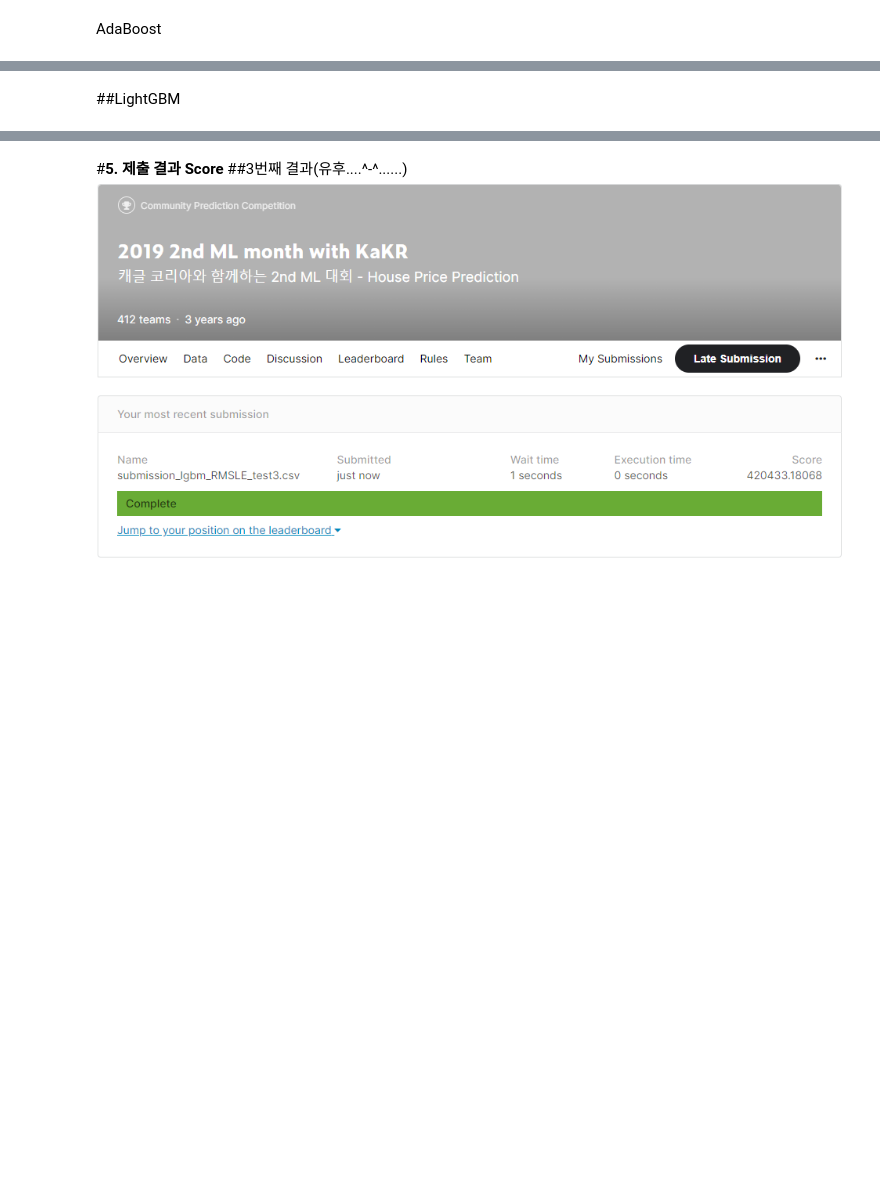
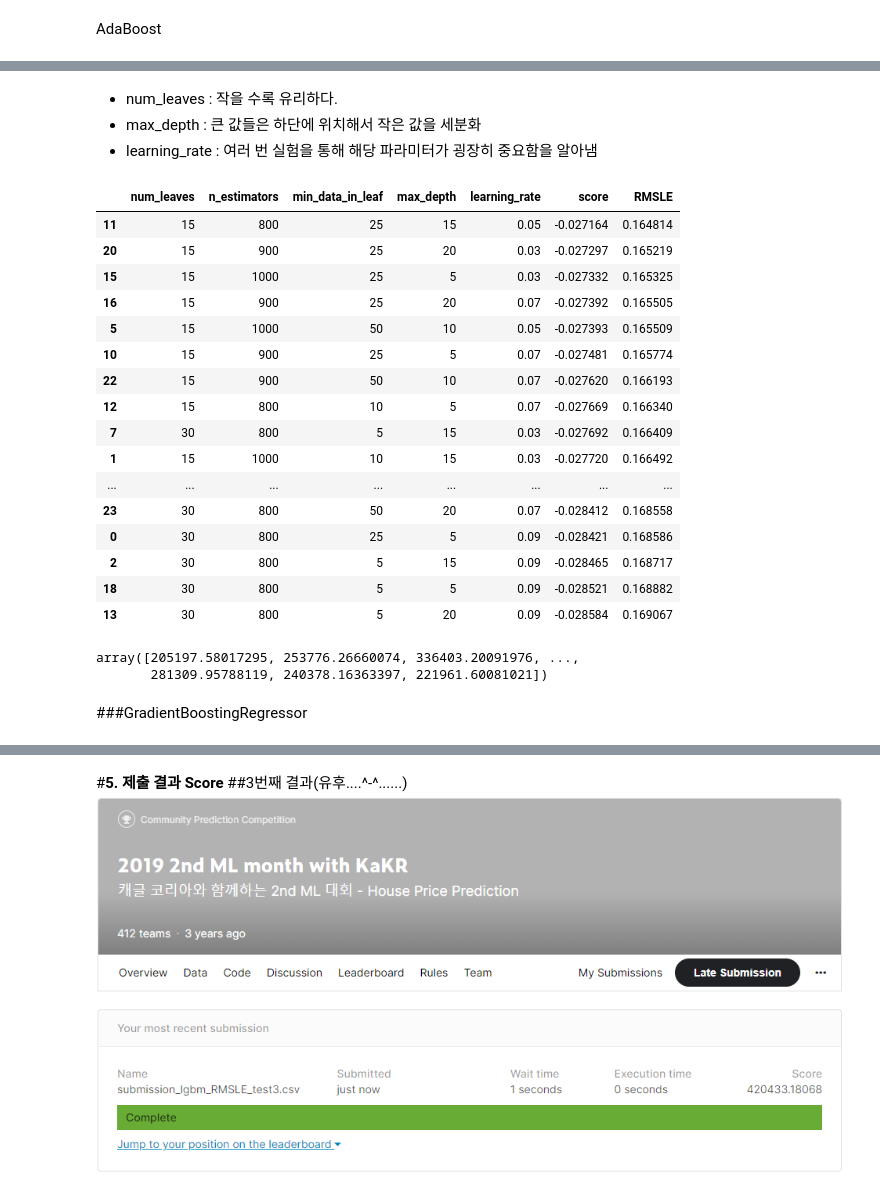
Before and after one commit to LAGABI44/AIFFEL_Study, a Jupyter notebook: Kaggle_House_Price_Prediction.ipynb, the cells around one changed output, grey strips where cells are left out. Saved outputs shown, nothing was run; the diff lists cells and outputs as text; code cells hidden in the pictures; blank space fills up the shorter version.

```diff
--- a/Kaggle_House_Price_Prediction.ipynb
+++ b/Kaggle_House_Price_Prediction.ipynb
@@ -673,0 +703,25 @@ rf_param_grid = {
+# %%
+#RandomizedSearchCV 클래스 import
+from sklearn.model_selection import RandomizedSearchCV
+from scipy.stats import randint
+
+def my_RanSearch(model, train, y, params, verbose=2, n_jobs=5):
+    # GridSearchCV 모델로 초기화
+    Ransearch_model =  RandomizedSearchCV(model, params, random_state=200, cv=2, n_iter=25, scoring='neg_mean_squared_error',n_jobs=n_jobs)
+
+    # 모델 fitting
+    Ransearch_model.fit(train, y)
+
+    # 결과값 저장
+    params = Ransearch_model.cv_results_['params']
+    score = Ransearch_model.cv_results_['mean_test_score']
+
+    # 데이터 프레임 생성
+    results = pd.DataFrame(params)
+    results['score'] = score
+
+    # RMSLE 값 계산 후 정렬
+    results['RMSLE'] = np.sqrt(-1 * results['score'])
+    results = results.sort_values('RMSLE')
+
+    return results
@@ -735,2 +818,48 @@ my_GridSearch(ada, X_train, y_train, ada_param_grid, verbose=2, n_jobs=5)
+# %% [markdown]
+- num_leaves : 작을 수록 유리하다.
+- max_depth : 큰 값들은 하단에 위치해서 작은 값을 세분화
+- learning_rate : 여러 번 실험을 통해 해당 파라미터가 굉장히 중요함을 알아냄
+# %%
+params = {
+     'num_leaves' : [15, 30],
+    'max_depth': [5, 10, 15, 20],
+    'n_estimators':[800, 900, 1000],
+    'min_data_in_leaf' : [5, 10, 25, 50],
+    'learning_rate': [ 0.03, 0.05, 0.07, 0.09]
+#    'boosting_type' : ['gbdt', 'dart','goss','rf']
+}
+
+model = LGBMRegressor(random_state=random_state)
+my_RanSearch(model, train, y, params, verbose=2, n_jobs=5)
+# %% [output]
+|  | num_leaves | n_estimators | min_data_in_leaf | max_depth | learning_rate | score | RMSLE |
+| 11 | 15 | 800 | 25 | 15 | 0.05 | -0.027164 | 0.164814 |
+| 20 | 15 | 900 | 25 | 20 | 0.03 | -0.027297 | 0.165219 |
+| 15 | 15 | 1000 | 25 | 5 | 0.03 | -0.027332 | 0.165325 |
+| 16 | 15 | 900 | 25 | 20 | 0.07 | -0.027392 | 0.165505 |
+| 5 | 15 | 1000 | 50 | 10 | 0.05 | -0.027393 | 0.165509 |
+| 10 | 15 | 900 | 25 | 5 | 0.07 | -0.027481 | 0.165774 |
+| 22 | 15 | 900 | 50 | 10 | 0.07 | -0.027620 | 0.166193 |
+| 12 | 15 | 800 | 10 | 5 | 0.07 | -0.027669 | 0.166340 |
+| 7 | 30 | 800 | 5 | 15 | 0.03 | -0.027692 | 0.166409 |
+| 1 | 15 | 1000 | 10 | 15 | 0.03 | -0.027720 | 0.166492 |
+| ... | ... | ... | ... | ... | ... | ... | ... |
+| 23 | 30 | 800 | 50 | 20 | 0.07 | -0.028412 | 0.168558 |
+| 0 | 30 | 800 | 25 | 5 | 0.09 | -0.028421 | 0.168586 |
+| 2 | 30 | 800 | 5 | 15 | 0.09 | -0.028465 | 0.168717 |
+| 18 | 30 | 800 | 5 | 5 | 0.09 | -0.028521 | 0.168882 |
+| 13 | 30 | 800 | 5 | 20 | 0.09 | -0.028584 | 0.169067 |
+# %%
+# LGBMRegressor 모델 학습
+model = LGBMRegressor(learning_rate=0.05, max_depth=15, min_data_in_leaf=25, num_leaves=15, n_estimators=800, random_state=random_state)
+model.fit(train, y)
+
+# 예측값 저장
+prediction = model.predict(test)
+prediction = np.expm1(prediction)
+prediction
+# %% [output]
+array([205197.58017295, 253776.26660074, 336403.20091976, ...,
+       281309.95788119, 240378.16363397, 221961.60081021])
 # %% [markdown]
-##LightGBM
+###GradientBoostingRegressor
```
Also changed, not shown: parts of 22 cells of this notebook.
